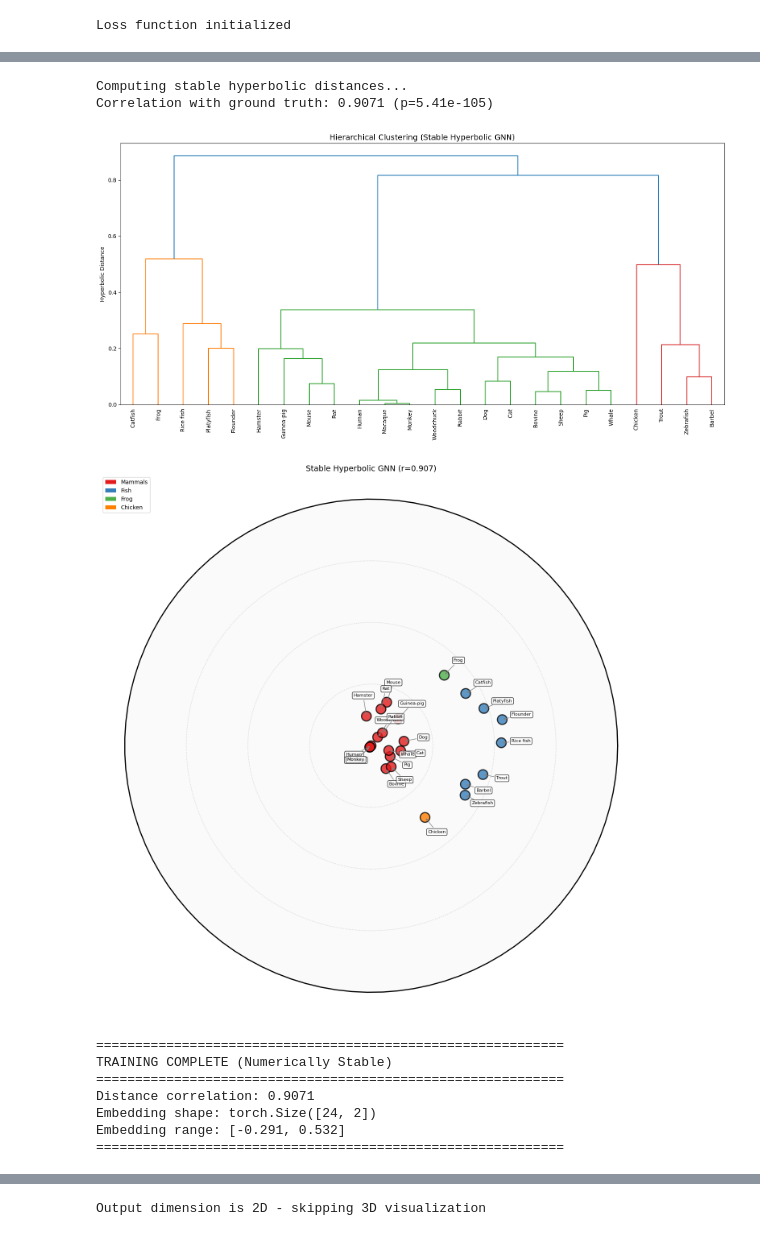
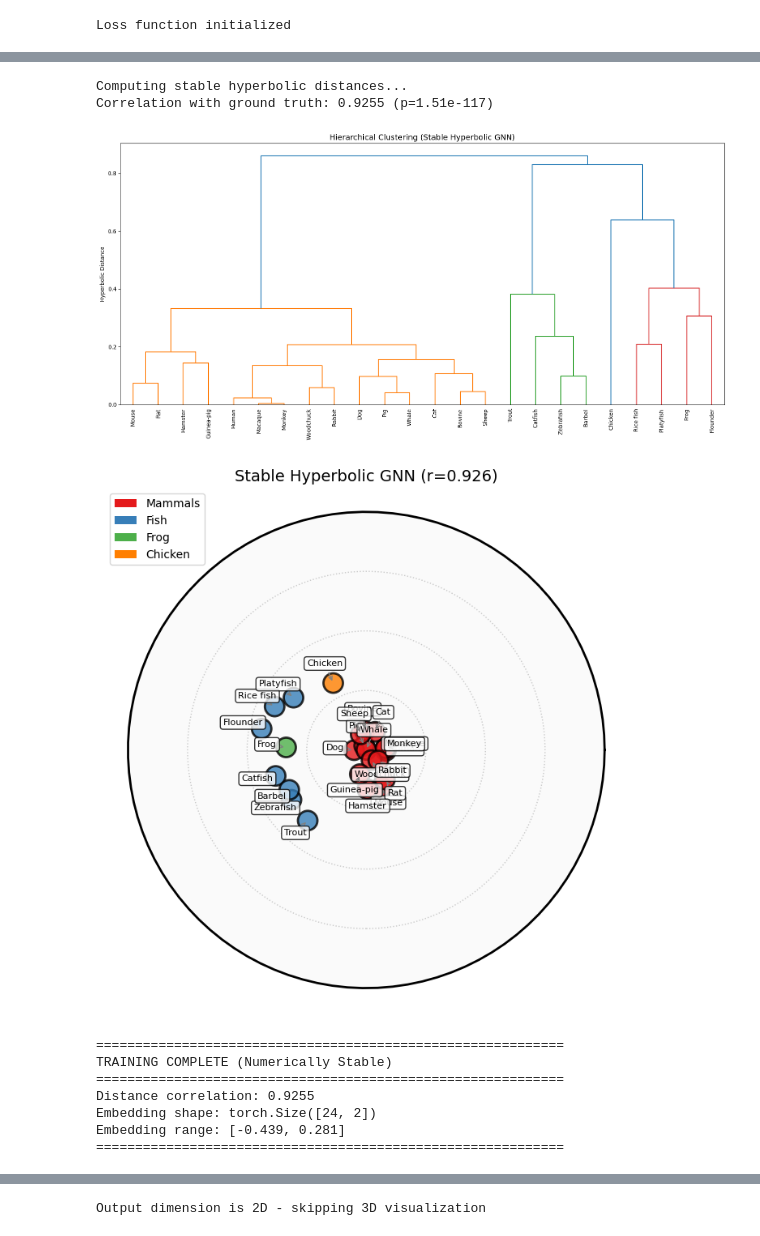
Before and after one commit to TAUforPython/Graph-MachineLearning, a Jupyter notebook: Hyperbolic GNN for genomic data.ipynb, the cells around one changed output, grey strips where cells are left out. Drawn from its saved outputs; the diff is of its cells as text; code cells hidden in the pictures.

Commit message:
done: add poincare ball plot explanation

```diff
--- a/Hyperbolic GNN for genomic data.ipynb
+++ b/Hyperbolic GNN for genomic data.ipynb
@@ -679,7 +681,7 @@ class StableHyperbolicGNN(nn.Module):
 class StableHyperbolicLoss(nn.Module):
     """Numerically stable hierarchical loss"""
 
-    def __init__(self, ball, alpha=1.0, beta=0.05, gamma=0.01):
+    def __init__(self, ball, alpha=1.0, beta=0.05, gamma=0.05): # Increased gamma
         super().__init__()
         self.ball = ball
         self.alpha = alpha
@@ -761,7 +763,17 @@ def train_stable_model(model, X, adj, target_distances, epochs=400, lr=0.001):
         # Check embeddings for NaN
         if torch.isnan(embeddings).any():
             print(f"Epoch {epoch}: NaN in embeddings, resetting...")
-            model.apply(lambda m: m.reset_parameters() if hasattr(m, 'reset_parameters') else None)
+            # Re-initialize model parameters to break out of bad state
+            stable_model = StableHyperbolicGNN(
+                input_dim=X_flat.shape[1],
+                hidden_dim=128, # Adjusted hidden_dim
+                output_dim=2,
+                num_layers=2,
+                c=1.0, # Adjusted curvature
+                dropout=0.0
+            ).to(device)
+            # Re-initialize optimizer for the new model
+            optimizer = torch.optim.Adam(stable_model.parameters(), lr=lr, eps=1e-8)
             continue
 
         # Loss
@@ -809,14 +821,14 @@ print("Initializing stable hyperbolic model...")
 
 stable_model = StableHyperbolicGNN(
     input_dim=X_flat.shape[1],
-    hidden_dim=64,  # Smaller hidden dim for stability
+    hidden_dim=128,  # Increased hidden dim for potentially better representation
     output_dim=2,
     num_layers=2,
-    c=0.5,  # Lower curvature for stability
+    c=1.0,  # Increased curvature to encourage spreading
     dropout=0.0  # No dropout initially
 ).to(device)
 
-criterion = StableHyperbolicLoss(stable_model.ball, alpha=1.0, beta=0.05, gamma=0.01)
+criterion = StableHyperbolicLoss(stable_model.ball, alpha=1.0, beta=0.05, gamma=0.05) # Increased gamma
 
 print(f"Model parameters: {sum(p.numel() for p in stable_model.parameters())}")
 
@@ -913,8 +925,8 @@ plt.tight_layout()
 plt.show()
 # %% [output]
 Computing stable hyperbolic distances...
-Correlation with ground truth: 0.9071 (p=5.41e-105)
+Correlation with ground truth: 0.9255 (p=1.51e-117)
-[figure, old version]
+[figure, new version]
 # %%
 # ============================================
 # Step 10: Visualization (Updated)
@@ -922,7 +934,7 @@ Correlation with ground truth: 0.9071 (p=5.41e-105)
 
 def plot_stable_poincare(embeddings, labels, title="Poincaré Ball"):
     """Plot with stability checks"""
-    fig, ax = plt.subplots(figsize=(14, 14))
+    fig, ax = plt.subplots(figsize=(7, 7))
 
     # Boundary
     theta = np.linspace(0, 2*np.pi, 100)
@@ -992,38 +1004,38 @@ def plot_stable_poincare(embeddings, labels, title="Poincaré Ball"):
     ax.set_aspect('equal')
     ax.set_title(title, fontsize=14)
     ax.axis('off')
 
     # Legend
     from matplotlib.patches import Patch
     legend = [
         Patch(facecolor='#e41a1c', label='Mammals'),
         Patch(facecolor='#377eb8', label='Fish'),
         Patch(facecolor='#4daf4a', label='Frog'),
         Patch(facecolor='#ff7f00', label='Chicken')
     ]
     ax.legend(handles=legend, loc='upper left')
 
     plt.tight_layout()
     plt.show()
 
 # Visualize
 plot_stable_poincare(embeddings_stable, species,
                     title=f"Stable Hyperbolic GNN (r={correlation_stable:.3f})")
 
 # Final summary
 print("\n" + "="*60)
 print("TRAINING COMPLETE (Numerically Stable)")
 print("="*60)
 print(f"Distance correlation: {correlation_stable:.4f}")
 print(f"Embedding shape: {embeddings_stable.shape}")
 print(f"Embedding range: [{embeddings_stable.min():.3f}, {embeddings_stable.max():.3f}]")
 print("="*60)
 # %% [output]
-[figure, old version]
+[figure, new version]
 ============================================================
 TRAINING COMPLETE (Numerically Stable)
 ============================================================
-Distance correlation: 0.9071
+Distance correlation: 0.9255
 Embedding shape: torch.Size([24, 2])
-Embedding range: [-0.291, 0.532]
+Embedding range: [-0.439, 0.281]
 ============================================================
```
Also changed, not shown: parts of 8 cells of this notebook.
